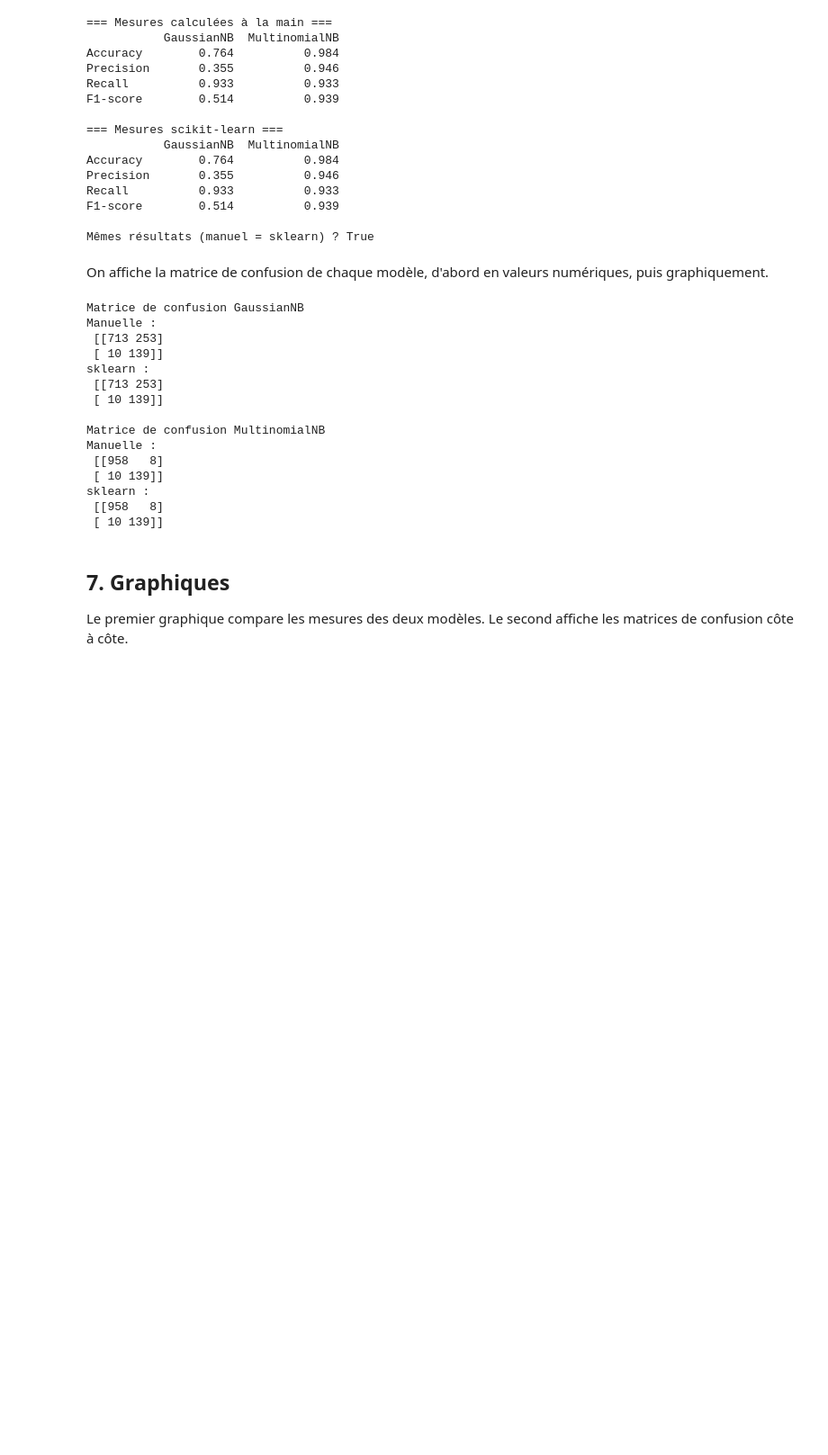
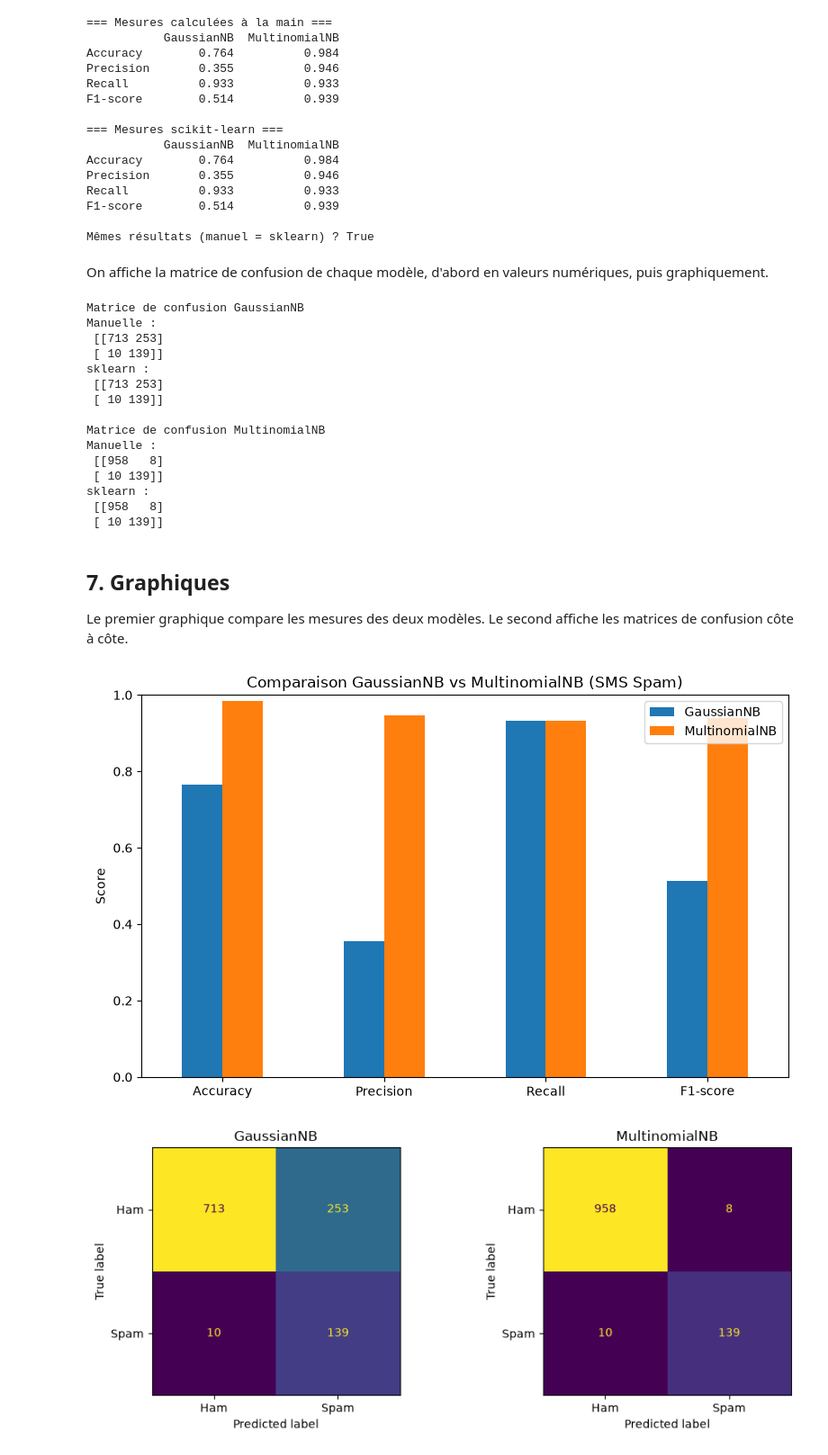
Before and after one commit to InesSlf/TP2, a Jupyter notebook: TP2.ipynb, the cells around one changed output. Shown at 90% size. Saved outputs shown, nothing was run; the diff lists cells and outputs as text; code cells hidden in the pictures; blank space fills up the shorter version.

Commit message:
plt show marche

```diff
--- a/TP2.ipynb
+++ b/TP2.ipynb
@@ -187,3 +187,23 @@ sklearn :
 ## 7. Graphiques
 
 Le premier graphique compare les mesures des deux modèles. Le second affiche les matrices de confusion côte à côte.
+# %%
+manuel.plot(kind="bar", figsize=(8, 5))
+plt.title("Comparaison GaussianNB vs MultinomialNB (SMS Spam)")
+plt.ylabel("Score")
+plt.ylim(0, 1)
+plt.xticks(rotation=0)
+plt.tight_layout()
+plt.show()
+
+fig, axes = plt.subplots(1, 2, figsize=(10, 4))
+for ax, pred, nom in zip(axes, [y_pred_gnb, y_pred_mnb], ["GaussianNB", "MultinomialNB"]):
+    ConfusionMatrixDisplay.from_predictions(
+        y_test, pred, display_labels=["Ham", "Spam"], ax=ax, colorbar=False
+    )
+    ax.set_title(nom)
+plt.tight_layout()
+plt.show()
+# %% [output]
+[figure, added]
+[figure, added]
```
